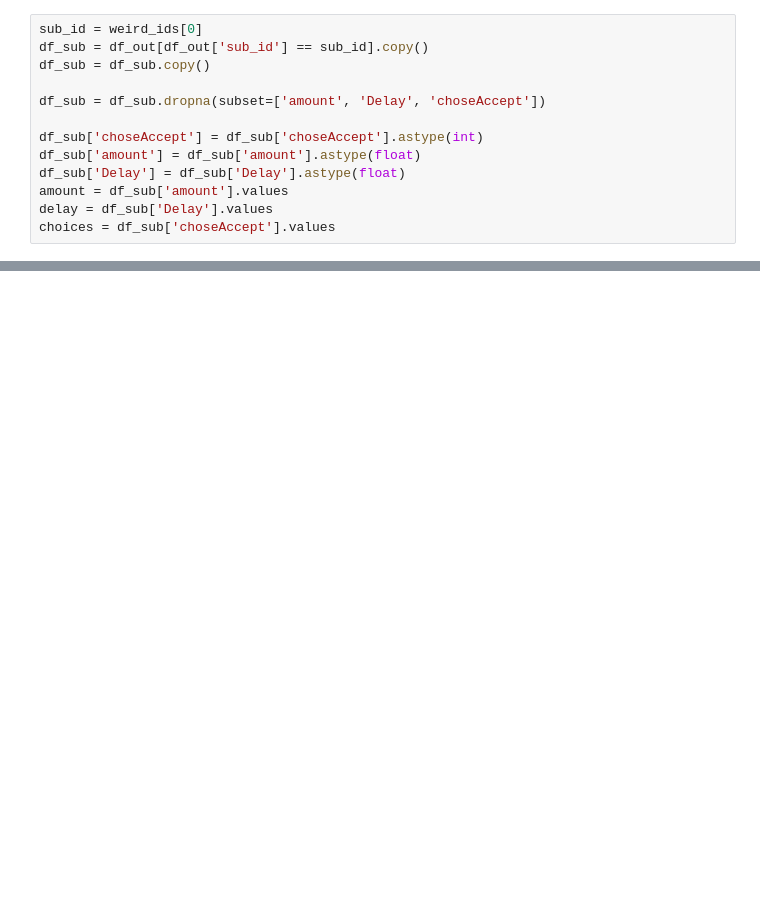
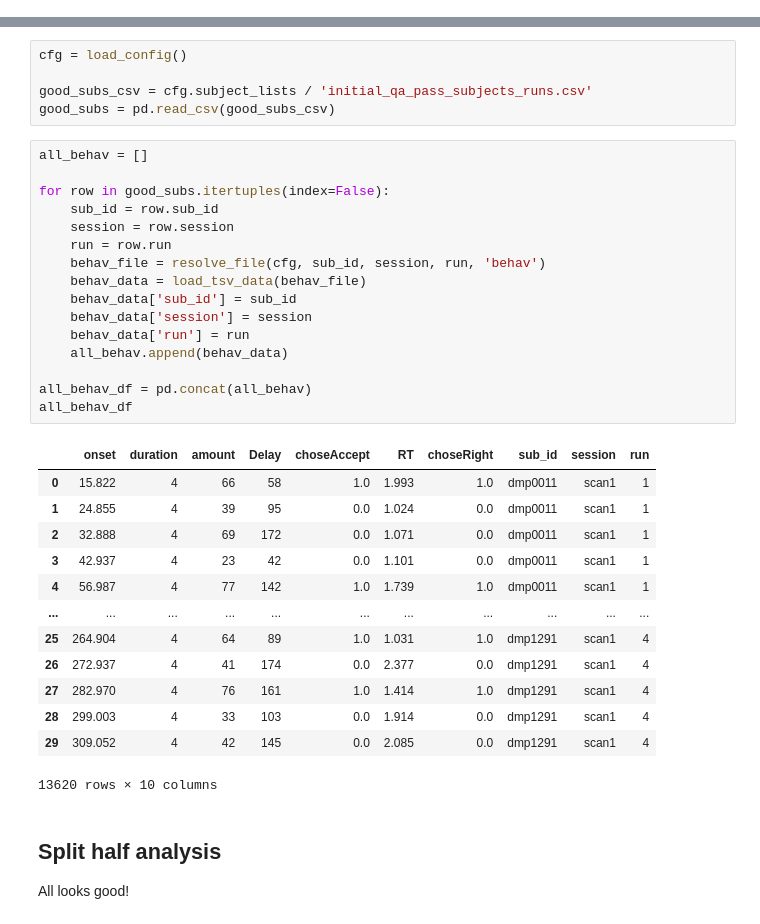
Before and after one commit to jmumford/dd-kable-analysis, a Jupyter notebook: analyses/subjective_value_estimation/subjective_value_estimation.ipynb, the cells around one changed output, grey strips where cells are left out. Drawn from its saved outputs; the diff is of its cells as text; blank space fills up the shorter version.

```diff
--- a/analyses/subjective_value_estimation/subjective_value_estimation.ipynb
+++ b/analyses/subjective_value_estimation/subjective_value_estimation.ipynb
@@ -861,13 +0,0 @@ print(len(weird_ids), 'weird subjects')
-# %%
-sub_id = weird_ids[0]
-df_sub = df_out[df_out['sub_id'] == sub_id].copy()
-df_sub = df_sub.copy()
-
-df_sub = df_sub.dropna(subset=['amount', 'Delay', 'choseAccept'])
-
-df_sub['choseAccept'] = df_sub['choseAccept'].astype(int)
-df_sub['amount'] = df_sub['amount'].astype(float)
-df_sub['Delay'] = df_sub['Delay'].astype(float)
-amount = df_sub['amount'].values
-delay = df_sub['Delay'].values
-choices = df_sub['choseAccept'].values
@@ -1041,0 +64,38 @@ plt.show()
+# %%
+cfg = load_config()
+
+good_subs_csv = cfg.subject_lists / 'initial_qa_pass_subjects_runs.csv'
+good_subs = pd.read_csv(good_subs_csv)
+# %%
+all_behav = []
+
+for row in good_subs.itertuples(index=False):
+    sub_id = row.sub_id
+    session = row.session
+    run = row.run
+    behav_file = resolve_file(cfg, sub_id, session, run, 'behav')
+    behav_data = load_tsv_data(behav_file)
+    behav_data['sub_id'] = sub_id
+    behav_data['session'] = session
+    behav_data['run'] = run
+    all_behav.append(behav_data)
+
+all_behav_df = pd.concat(all_behav)
+all_behav_df
+# %% [output]
+|  | onset | duration | amount | Delay | choseAccept | RT | choseRight | sub_id | session | run |
+| 0 | 15.822 | 4 | 66 | 58 | 1.0 | 1.993 | 1.0 | dmp0011 | scan1 | 1 |
+| 1 | 24.855 | 4 | 39 | 95 | 0.0 | 1.024 | 0.0 | dmp0011 | scan1 | 1 |
+| 2 | 32.888 | 4 | 69 | 172 | 0.0 | 1.071 | 0.0 | dmp0011 | scan1 | 1 |
+| 3 | 42.937 | 4 | 23 | 42 | 0.0 | 1.101 | 0.0 | dmp0011 | scan1 | 1 |
+| 4 | 56.987 | 4 | 77 | 142 | 1.0 | 1.739 | 1.0 | dmp0011 | scan1 | 1 |
+| ... | ... | ... | ... | ... | ... | ... | ... | ... | ... | ... |
+| 25 | 264.904 | 4 | 64 | 89 | 1.0 | 1.031 | 1.0 | dmp1291 | scan1 | 4 |
+| 26 | 272.937 | 4 | 41 | 174 | 0.0 | 2.377 | 0.0 | dmp1291 | scan1 | 4 |
+| 27 | 282.970 | 4 | 76 | 161 | 1.0 | 1.414 | 1.0 | dmp1291 | scan1 | 4 |
+| 28 | 299.003 | 4 | 33 | 103 | 0.0 | 1.914 | 0.0 | dmp1291 | scan1 | 4 |
+| 29 | 309.052 | 4 | 42 | 145 | 0.0 | 2.085 | 0.0 | dmp1291 | scan1 | 4 |
+13620 rows × 10 columns
+# %% [markdown]
+## Split half analysis
+All looks good!
```
Also changed, not shown: parts of 50 cells of this notebook, 35 other files.
